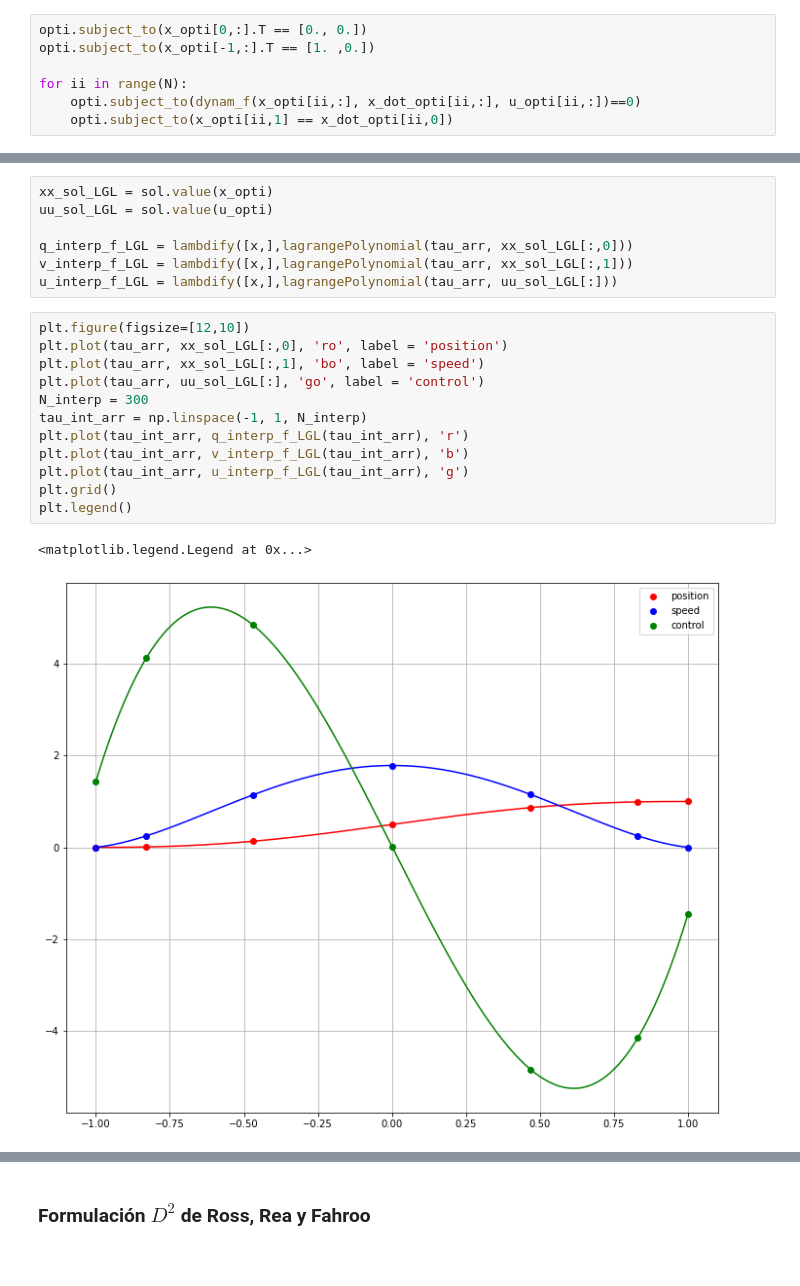
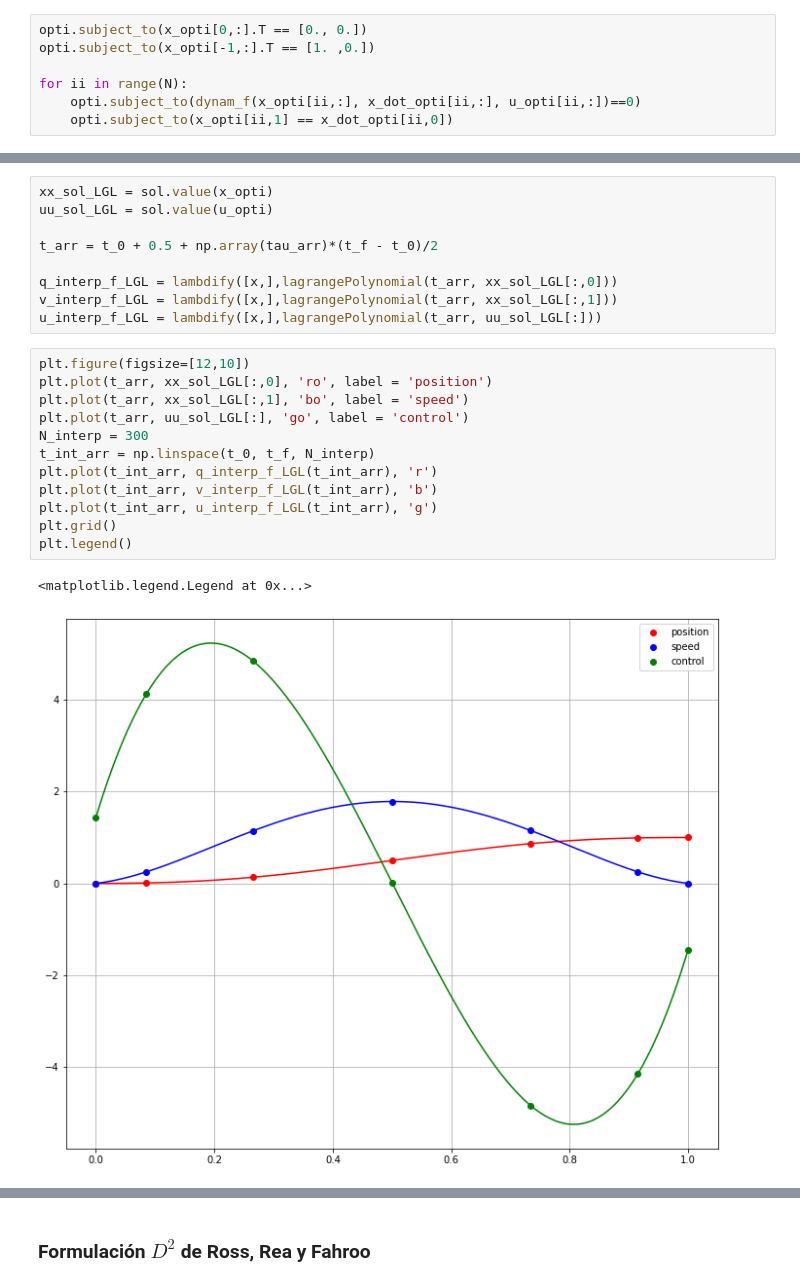
Before and after one commit to AunSiro/Cosejas_IRI, a Jupyter notebook: Casadi/Pseudospectral.ipynb, the cells around one changed output, grey strips where cells are left out. Saved outputs shown, nothing was run; the diff lists cells and outputs as text.

```diff
--- a/Casadi/Pseudospectral.ipynb
+++ b/Casadi/Pseudospectral.ipynb
@@ -349,21 +349,23 @@ Number of nonzeros in Lagrangian Hessian.............:        0
 xx_sol_LGL = sol.value(x_opti)
 uu_sol_LGL = sol.value(u_opti)
 
-q_interp_f_LGL = lambdify([x,],lagrangePolynomial(tau_arr, xx_sol_LGL[:,0]))
-v_interp_f_LGL = lambdify([x,],lagrangePolynomial(tau_arr, xx_sol_LGL[:,1]))
-u_interp_f_LGL = lambdify([x,],lagrangePolynomial(tau_arr, uu_sol_LGL[:]))
+t_arr = t_0 + 0.5 + np.array(tau_arr)*(t_f - t_0)/2
+
+q_interp_f_LGL = lambdify([x,],lagrangePolynomial(t_arr, xx_sol_LGL[:,0]))
+v_interp_f_LGL = lambdify([x,],lagrangePolynomial(t_arr, xx_sol_LGL[:,1]))
+u_interp_f_LGL = lambdify([x,],lagrangePolynomial(t_arr, uu_sol_LGL[:]))
 # %%
 plt.figure(figsize=[12,10])
-plt.plot(tau_arr, xx_sol_LGL[:,0], 'ro', label = 'position')
-plt.plot(tau_arr, xx_sol_LGL[:,1], 'bo', label = 'speed')
-plt.plot(tau_arr, uu_sol_LGL[:], 'go', label = 'control')
+plt.plot(t_arr, xx_sol_LGL[:,0], 'ro', label = 'position')
+plt.plot(t_arr, xx_sol_LGL[:,1], 'bo', label = 'speed')
+plt.plot(t_arr, uu_sol_LGL[:], 'go', label = 'control')
 N_interp = 300
-tau_int_arr = np.linspace(-1, 1, N_interp)
-plt.plot(tau_int_arr, q_interp_f_LGL(tau_int_arr), 'r')
-plt.plot(tau_int_arr, v_interp_f_LGL(tau_int_arr), 'b')
-plt.plot(tau_int_arr, u_interp_f_LGL(tau_int_arr), 'g')
+t_int_arr = np.linspace(t_0, t_f, N_interp)
+plt.plot(t_int_arr, q_interp_f_LGL(t_int_arr), 'r')
+plt.plot(t_int_arr, v_interp_f_LGL(t_int_arr), 'b')
+plt.plot(t_int_arr, u_interp_f_LGL(t_int_arr), 'g')
 plt.grid()
 plt.legend()
 # %% [output]
 <matplotlib.legend.Legend at 0x...>
-[figure, old version]
+[figure, new version]
```
Also changed, not shown: parts of 13 cells of this notebook.
